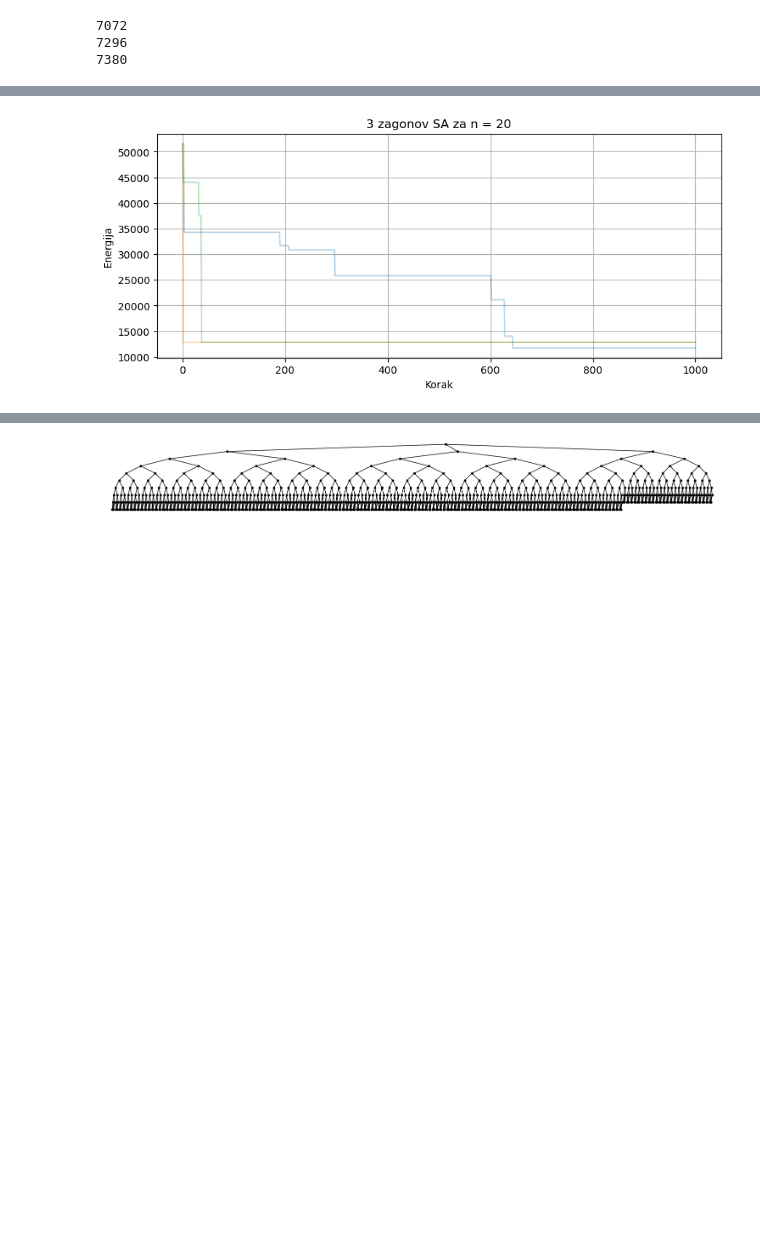
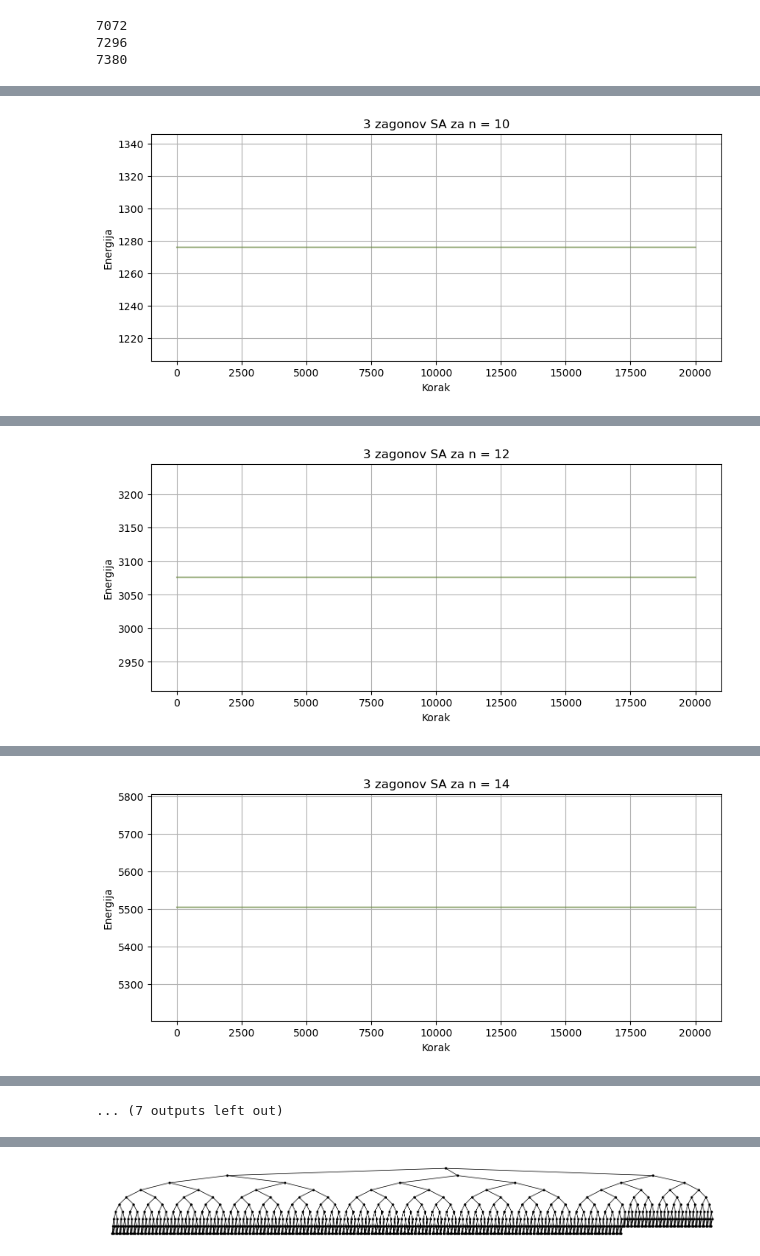
Before and after one commit to ZigaObradovic/FP_Group13, a Jupyter notebook: main.ipynb, the cells around one changed output, grey strips where cells are left out. Cells and saved outputs as stored; diff of their text form; code cells hidden in the pictures; blank space fills up the shorter version.

```diff
--- a/main.ipynb
+++ b/main.ipynb
@@ -177,7 +177,7 @@ for n in range(10, 19, 2):
 
         Ln = Ln_graph(n)
         pn = subpath_number(Ln)
-        star = build_star(n)
+        star = build_catterpillar(n)
         pn2 = subpath_number(star)
 
 
@@ -227,15 +229,15 @@ for G6, pn in slov.items():
 # %%
-for n in range(10, 11, 2):
-    Ln = Ln_graph(n)  # ali build_star2(n)
+for n in range(32, 33, 2):
+    Ln = build_tree(n)  # ali build_caterpillar2(n)
 
     start = time.time()
     best_G, best_E, history = simulated_annealing_subpath(
         Ln,
-        steps=2000,
-        T0=1.0,
-        alpha=0.999,
-        max_tries = 800,
-        verbose=False
+        steps=22000,
+        T0=30.0,
+        alpha=0.9997,
+        max_tries = 2000,
+        verbose=True
     )
     elapsed = time.time() - start
     print(f"Zaključil n = {n} v času {encode_time_hms(elapsed)} | Best_E = {best_E}")
@@ -256,29 +268,34 @@ Graf je boljši
 # %%
 k = 3
-n = 20
-all_histories = []
-for _ in range(k):
-    Ln = Ln_graph(n)  # ali build_star2(n)
+naj_grafi = []
+for n in range(10, 37,2):
+    najG = []
+    all_histories = []
+    for i in range(k):
+        Ln = Ln_graph(n)
 
-    start = time.time()
-    best_G, best_E, history = simulated_annealing_subpath(
+        start = time.time()
+        best_G, best_E, history = simulated_annealing_subpath(
         Ln,
-        steps=1000,
-        T0=1.0,
-        alpha=0.999,
-        max_tries = 800,
+        steps=20000,
+        T0=30.0,
+        alpha=0.99955,
+        max_tries = 1500,
         verbose=False
-    )
-    elapsed = time.time() - start
-    print(f"Zaključil n = {n} v času {encode_time_hms(elapsed)} | Best_E = {best_E}")
-    all_histories.append(history)
+        )
+        elapsed = time.time() - start
+        print(f"Zaključil n = {n}, {i}. ponovitev v času {encode_time_hms(elapsed)} | Best_E = {best_E}")
+        all_histories.append(history)
+        najG.append(best_G)
 
-plt.figure(figsize=(10, 4))
-for hist in all_histories:
-    plt.plot(hist, alpha=0.3)  # malo prosojno
-plt.xlabel("Korak")
-plt.ylabel("Energija")
-plt.title(f"{k} zagonov SA za n = {n}")
-plt.grid(True)
-plt.show()
+    naj_grafi.append(najG)
+
+    plt.figure(figsize=(10, 4))
+    for hist in all_histories:
+        plt.plot(hist, alpha=0.3)  # malo prosojno
+    plt.xlabel("Korak")
+    plt.ylabel("Energija")
+    plt.title(f"{k} zagonov SA za n = {n}")
+    plt.grid(True)
+    plt.show()
 # %% [output]
@@ -288 +305 @@ Zaključil n = 20 v času 00:00:11.097 | Best_E = 12816
-[figure, old version]
+[figure, new version]
@@ -288,0 +309 @@ Zaključil n = 20 v času 00:00:11.097 | Best_E = 12816
+[figure, added]
@@ -288,0 +313 @@ Zaključil n = 20 v času 00:00:11.097 | Best_E = 12816
+[figure, added]
@@ -288,0 +326 @@ Zaključil n = 20 v času 00:00:11.097 | Best_E = 12816
+... (7 outputs left out)
```
Also changed, not shown: parts of 11 cells of this notebook, 2 other files.
